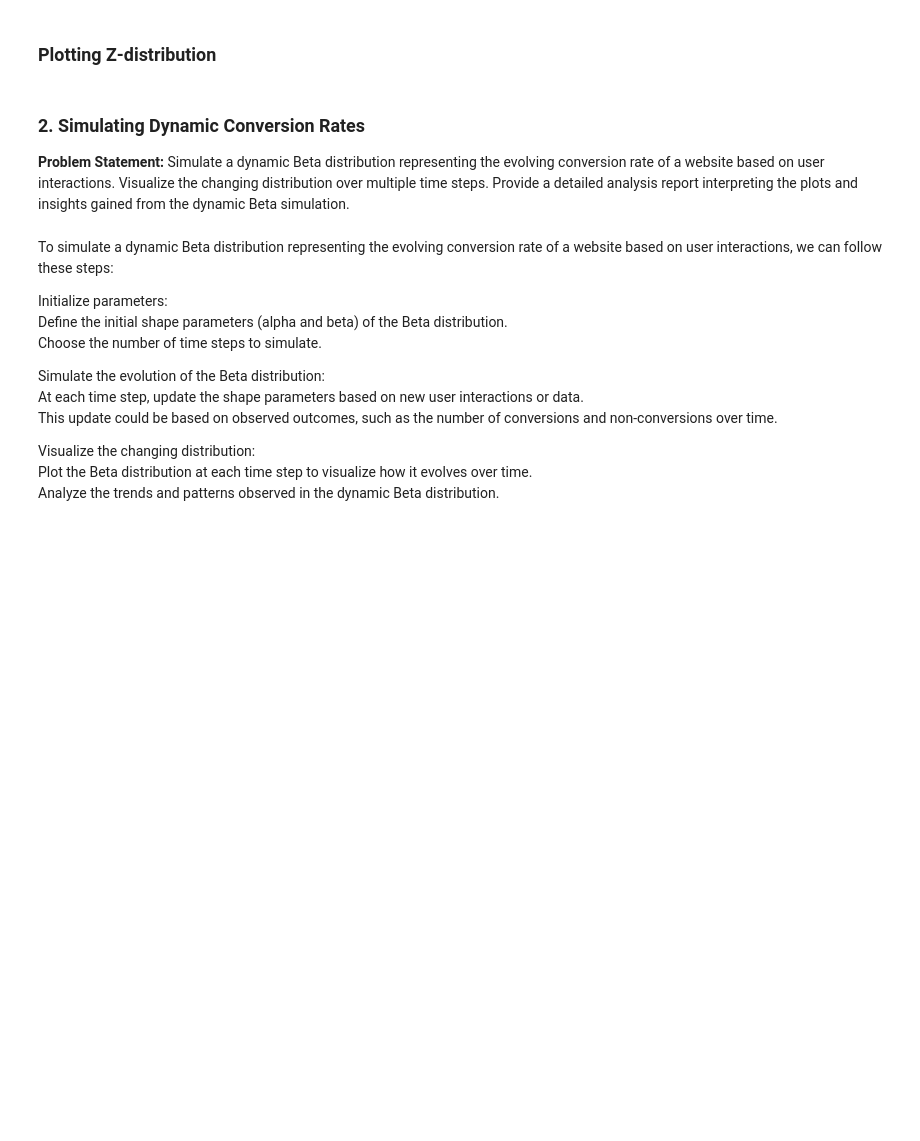
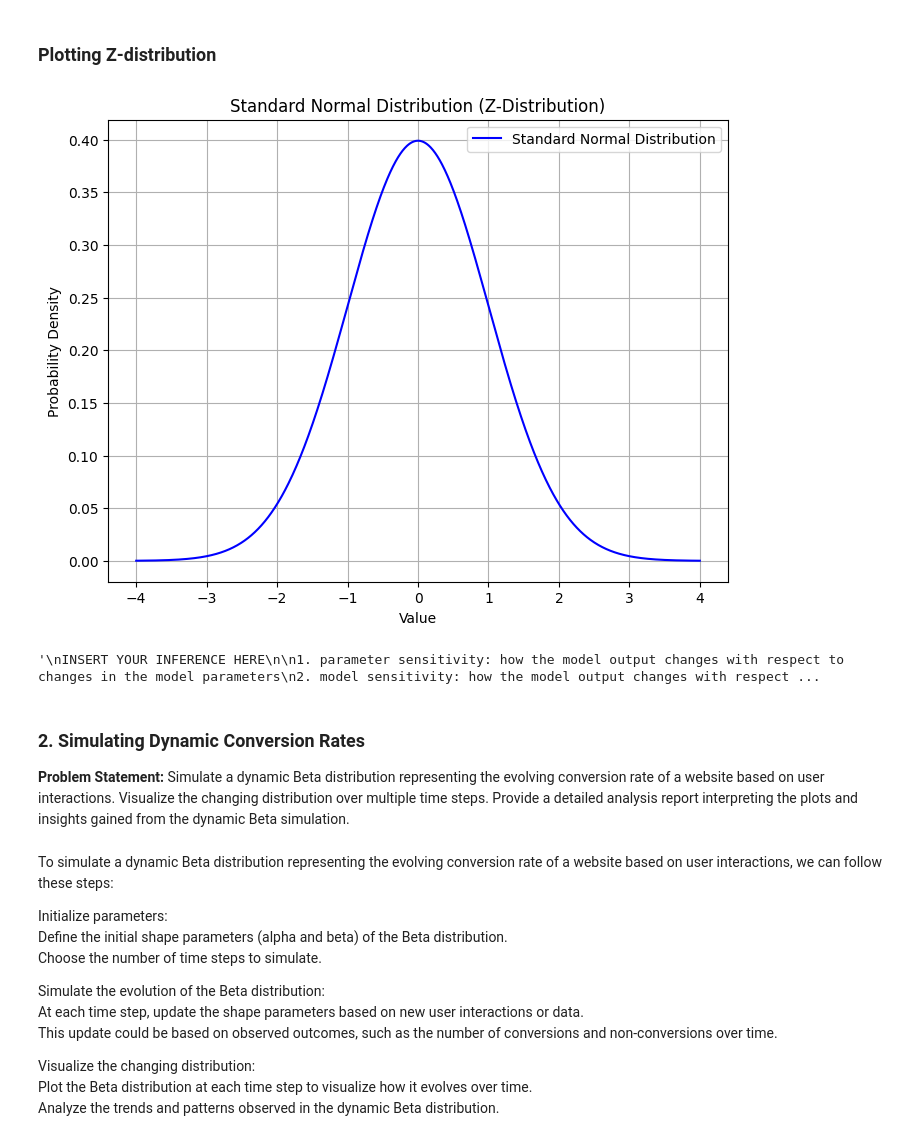
Before and after one commit to vharis/practiceIK, a Jupyter notebook: python/SEPT-2024/PD2_Assignment_Question.ipynb, the cells around one changed output. Cells and saved outputs as stored; diff of their text form; code cells hidden in the pictures; blank space fills up the shorter version.

Commit message:
Prob_distribution_Assignment2

```diff
--- a/python/SEPT-2024/PD2_Assignment_Question.ipynb
+++ b/python/SEPT-2024/PD2_Assignment_Question.ipynb
@@ -58,26 +56,28 @@ plt.show()  # Display the plot
 # %%
 import numpy as np
 import matplotlib.pyplot as plt
 from scipy.stats import norm
 
 # Generate data points for the x-axis (range of values)
 # Use np.linspace for this for x from -4 to 4. Plot 1000 values.
-x = '''INSERT CODE HERE'''
+x = np.linspace(-4, 4, 1000)
 
 # Compute the probability density function (PDF) for the standard normal distribution
 # Use norm.pdf on x to compute the PDF
-y = '''INSERT CODE HERE'''  # use parameters loc=0 (mean), scale=1 (standard deviation)
+y =  norm.pdf(x, loc=0, scale=1)  # use parameters loc=0 (mean), scale=1 (standard deviation)
 
 # Plot the standard normal distribution
 plt.figure(figsize=(8, 6))
 plt.plot(x, y, color='blue', label='Standard Normal Distribution')
 
 # Add labels and title
 plt.title('Standard Normal Distribution (Z-Distribution)')
 plt.xlabel('Value')
 plt.ylabel('Probability Density')
 plt.grid(True)
 plt.legend()
 
 # Show plot
 plt.show()
+# %% [output]
+[figure, added]
@@ -88,3 +84,32 @@ INSERT YOUR INFERENCE HERE
+# %%
+'''
+INSERT YOUR INFERENCE HERE
+
+1. **Parameter Sensitivity**:
+   - The dynamic Beta simulation shows how sensitive the Beta distribution is to changes in its parameters (alpha and beta). As these parameters change, the shape of the distribution changes significantly, indicating the importance of accurate parameter estimation.
+
+2. **Evolution of Beliefs**:
+   - The visualization demonstrates how our beliefs about the conversion rate (or any other probability) evolve over time as new data is observed. This is particularly useful in Bayesian updating, where prior beliefs are updated with new evidence.
+
+3. **Uncertainty Representation**:
+   - The width and shape of the Beta distribution provide insights into the level of uncertainty. A wider distribution indicates higher uncertainty, while a narrower distribution indicates more confidence in the estimated probability.
+
+4. **Impact of Sample Size**:
+   - As more data is collected (simulated by increasing the alpha and beta parameters), the Beta distribution becomes more peaked and less spread out. This reflects the reduction in uncertainty with larger sample sizes.
+
+5. **Real-time Decision Making**:
+   - The dynamic nature of the simulation can be applied to real-time decision-making processes. For example, in A/B testing, the Beta distribution can be updated as new data comes in, helping to make more informed decisions on the fly.
+
+6. **Visualization of Convergence**:
+   - Over time, as more data is incorporated, the Beta distribution converges towards the true underlying probability. This convergence can be visualized and provides confidence in the long-term accuracy of the estimates.
+
+7. **Practical Applications**:
+   - The insights gained from this simulation can be applied to various fields such as marketing (conversion rates), medicine (treatment success rates), and finance (risk assessment), where probabilities need to be estimated and updated dynamically.
+
+Overall, the dynamic Beta simulation and visualization provide a powerful tool for understanding and interpreting how probabilities evolve over time with new data, aiding in more accurate and confident decision-making.
+'''
+# %% [output]
+'\nINSERT YOUR INFERENCE HERE\n\n1. parameter sensitivity: how the model output changes with respect to changes in the model parameters\n2. model sensitivity: how the model output changes with respect ...
 # %% [markdown]
 ### 2. Simulating Dynamic Conversion Rates
 **Problem Statement:** Simulate a dynamic Beta distribution representing the evolving conversion rate of a website based on user interactions. Visualize the changing distribution over multiple time steps. Provide a detailed analysis report interpreting the plots and insights gained from the dynamic Beta simulation.
```
Also changed, not shown: parts of 6 cells of this notebook.
